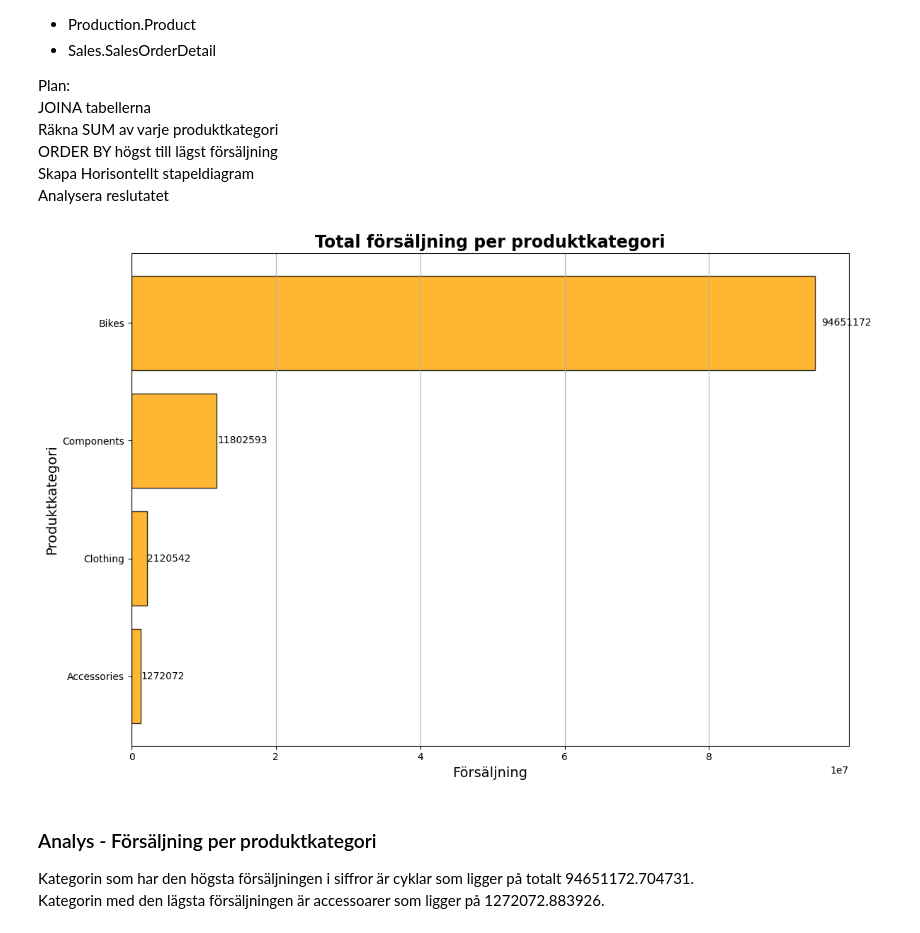
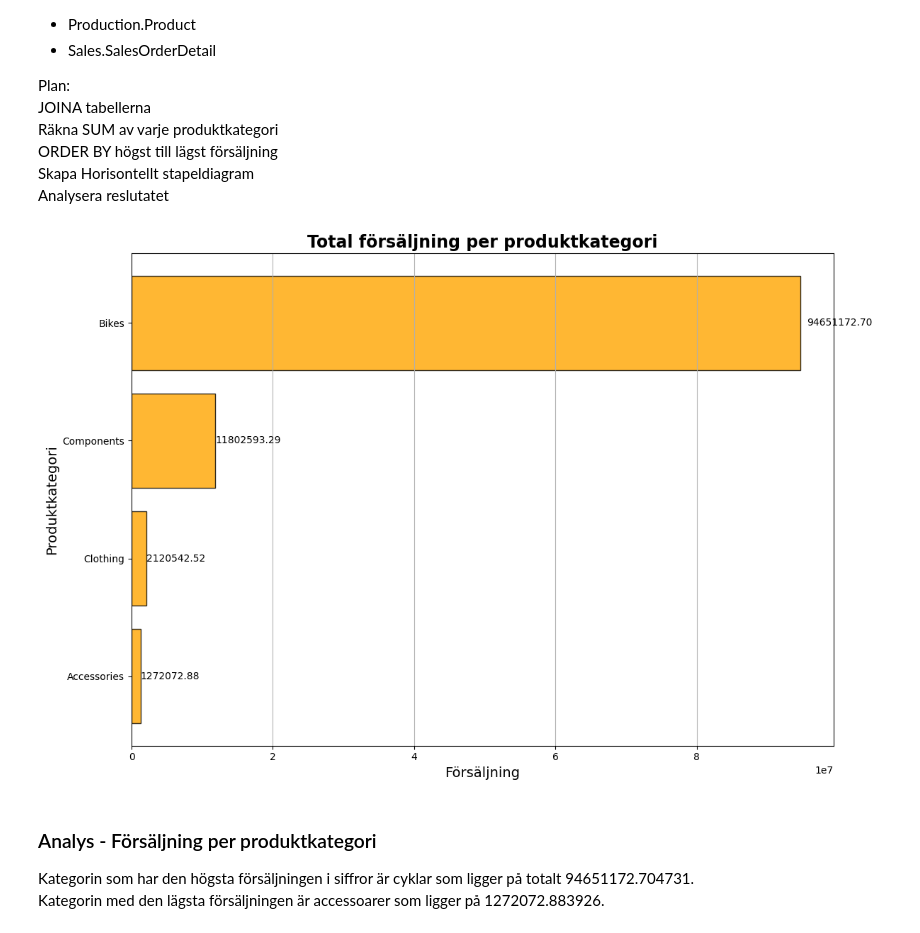
Before and after one commit to MagdalenaPersson/adventureworks-analys, a Jupyter notebook: notebooks/analys.ipynb, the cells around one changed output. Drawn from its saved outputs; the diff is of its cells as text; code cells hidden in the pictures.

```diff
--- a/notebooks/analys.ipynb
+++ b/notebooks/analys.ipynb
@@ -124,35 +124,35 @@ INNER JOIN Production.Product p ON sod.ProductID = p.ProductID
 INNER JOIN Production.ProductSubcategory psc ON p.ProductSubcategoryID = psc.ProductSubcategoryID
 INNER JOIN Production.ProductCategory pc ON psc.ProductCategoryID = pc.ProductCategoryID
 GROUP BY pc.Name
 ORDER BY TotalRevenue DESC
 """
 
 df_vis2 = query_df(query_vis2)
 
 fig, ax = plt.subplots(figsize=(12,8))
 
 h_bar = ax.barh(df_vis2["CategoryName"], df_vis2["TotalRevenue"], color="orange", edgecolor="black", alpha=0.8)
 
 for bar in h_bar:
     width = bar.get_width()
     y = bar.get_y() + bar.get_height()/2
     ax.text(
     width * 1.01,
     y,
-    f"{int(width)}",
+    f"{width:.2f}",
     va="center",
     ha="left"
     )
 
 ax.set_title("Total försäljning per produktkategori", fontsize=17, fontweight="bold")
 ax.set_xlabel("Försäljning", fontsize=14)
 ax.set_ylabel("Produktkategori", fontsize=14)
 ax.grid(True, axis="x")
 ax.invert_yaxis()
 plt.tight_layout()
 plt.show()
 # %% [output]
-[figure, old version]
+[figure, new version]
 # %% [markdown]
 ### Analys - Försäljning per produktkategori
 
```
Also changed, not shown: parts of 3 cells of this notebook.
